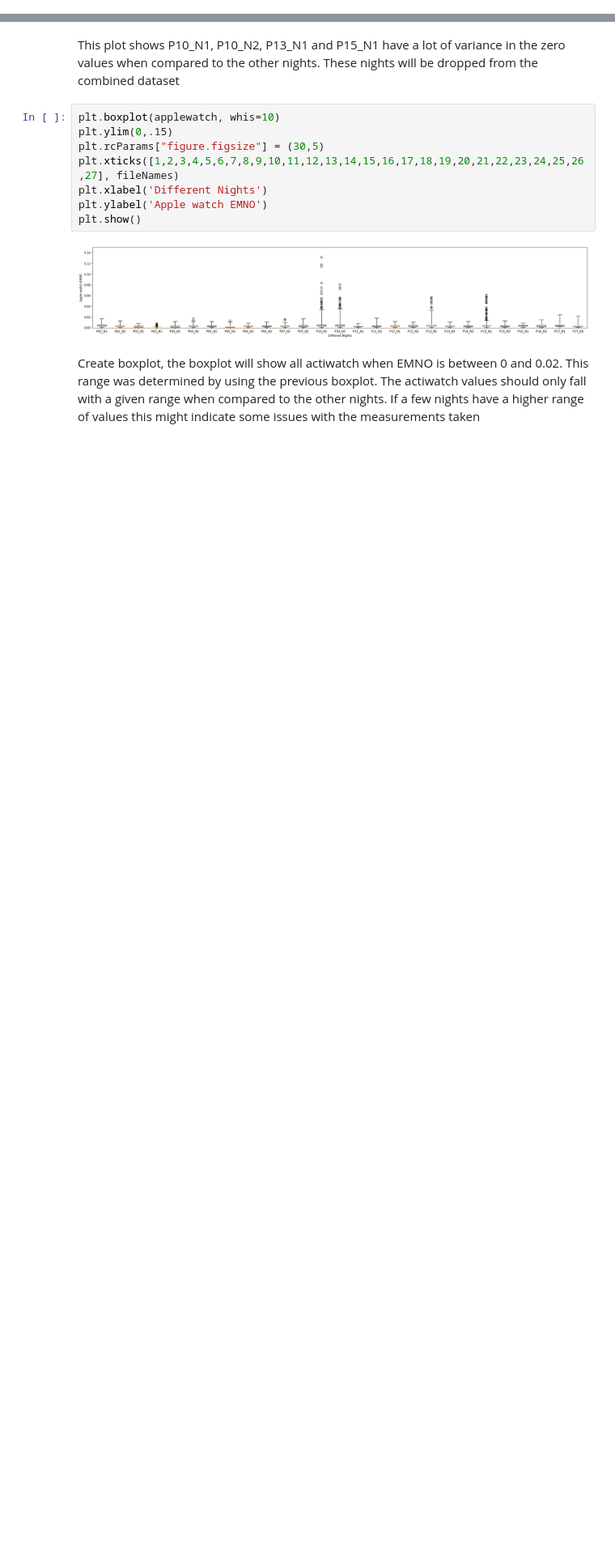
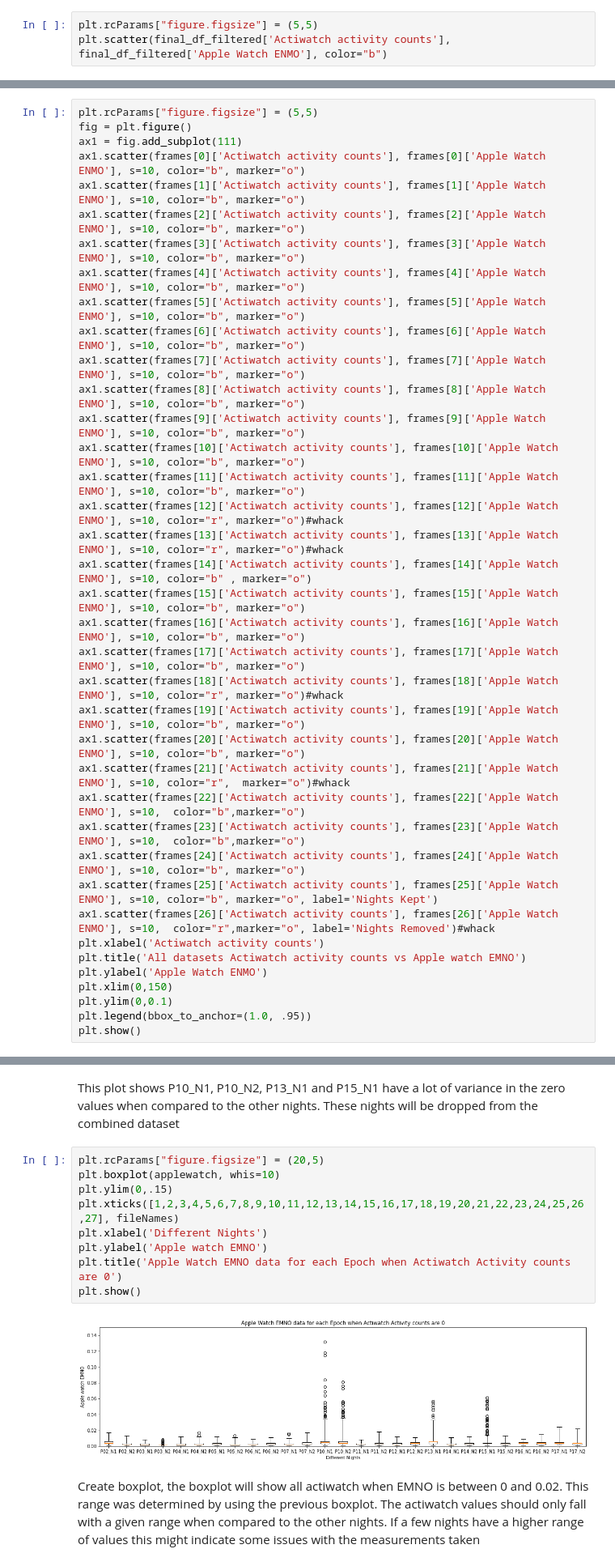
Before and after one commit to nishisandali/IFN646_Project, a Jupyter notebook: Data pre-processing.ipynb, the cells around one changed output, grey strips where cells are left out. Shown at 81% size. Saved outputs shown, nothing was run; the diff lists cells and outputs as text; blank space fills up the shorter version.

```diff
--- a/Data pre-processing.ipynb
+++ b/Data pre-processing.ipynb
@@ -90,0 +117,3 @@ final_df = final_df.loc[final_df['Apple Watch ENMO'] < 1.0]
+# %%
+plt.rcParams["figure.figsize"] = (5,5)
+plt.scatter(final_df_filtered['Actiwatch activity counts'], final_df_filtered['Apple Watch ENMO'], color="b")
@@ -141,0 +138,38 @@ plt.show()
+# %%
+plt.rcParams["figure.figsize"] = (5,5)
+fig = plt.figure()
+ax1 = fig.add_subplot(111)
+ax1.scatter(frames[0]['Actiwatch activity counts'], frames[0]['Apple Watch ENMO'], s=10, color="b", marker="o")
+ax1.scatter(frames[1]['Actiwatch activity counts'], frames[1]['Apple Watch ENMO'], s=10, color="b", marker="o")
+ax1.scatter(frames[2]['Actiwatch activity counts'], frames[2]['Apple Watch ENMO'], s=10, color="b", marker="o")
+ax1.scatter(frames[3]['Actiwatch activity counts'], frames[3]['Apple Watch ENMO'], s=10, color="b", marker="o")
+ax1.scatter(frames[4]['Actiwatch activity counts'], frames[4]['Apple Watch ENMO'], s=10, color="b", marker="o")
+ax1.scatter(frames[5]['Actiwatch activity counts'], frames[5]['Apple Watch ENMO'], s=10, color="b", marker="o")
+ax1.scatter(frames[6]['Actiwatch activity counts'], frames[6]['Apple Watch ENMO'], s=10, color="b", marker="o")
+ax1.scatter(frames[7]['Actiwatch activity counts'], frames[7]['Apple Watch ENMO'], s=10, color="b", marker="o")
+ax1.scatter(frames[8]['Actiwatch activity counts'], frames[8]['Apple Watch ENMO'], s=10, color="b", marker="o")
+ax1.scatter(frames[9]['Actiwatch activity counts'], frames[9]['Apple Watch ENMO'], s=10, color="b", marker="o")
+ax1.scatter(frames[10]['Actiwatch activity counts'], frames[10]['Apple Watch ENMO'], s=10, color="b", marker="o")
+ax1.scatter(frames[11]['Actiwatch activity counts'], frames[11]['Apple Watch ENMO'], s=10, color="b", marker="o")
+ax1.scatter(frames[12]['Actiwatch activity counts'], frames[12]['Apple Watch ENMO'], s=10, color="r", marker="o")#whack
+ax1.scatter(frames[13]['Actiwatch activity counts'], frames[13]['Apple Watch ENMO'], s=10, color="r", marker="o")#whack
+ax1.scatter(frames[14]['Actiwatch activity counts'], frames[14]['Apple Watch ENMO'], s=10, color="b" , marker="o")
+ax1.scatter(frames[15]['Actiwatch activity counts'], frames[15]['Apple Watch ENMO'], s=10, color="b", marker="o")
+ax1.scatter(frames[16]['Actiwatch activity counts'], frames[16]['Apple Watch ENMO'], s=10, color="b", marker="o")
+ax1.scatter(frames[17]['Actiwatch activity counts'], frames[17]['Apple Watch ENMO'], s=10, color="b", marker="o")
+ax1.scatter(frames[18]['Actiwatch activity counts'], frames[18]['Apple Watch ENMO'], s=10, color="r", marker="o")#whack
+ax1.scatter(frames[19]['Actiwatch activity counts'], frames[19]['Apple Watch ENMO'], s=10, color="b", marker="o")
+ax1.scatter(frames[20]['Actiwatch activity counts'], frames[20]['Apple Watch ENMO'], s=10, color="b", marker="o")
+ax1.scatter(frames[21]['Actiwatch activity counts'], frames[21]['Apple Watch ENMO'], s=10, color="r",  marker="o")#whack
+ax1.scatter(frames[22]['Actiwatch activity counts'], frames[22]['Apple Watch ENMO'], s=10,  color="b",marker="o")
+ax1.scatter(frames[23]['Actiwatch activity counts'], frames[23]['Apple Watch ENMO'], s=10,  color="b",marker="o")
+ax1.scatter(frames[24]['Actiwatch activity counts'], frames[24]['Apple Watch ENMO'], s=10, color="b", marker="o")
+ax1.scatter(frames[25]['Actiwatch activity counts'], frames[25]['Apple Watch ENMO'], s=10, color="b", marker="o", label='Nights Kept')
+ax1.scatter(frames[26]['Actiwatch activity counts'], frames[26]['Apple Watch ENMO'], s=10,  color="r",marker="o", label='Nights Removed')#whack
+plt.xlabel('Actiwatch activity counts')
+plt.title('All datasets Actiwatch activity counts vs Apple watch EMNO')
+plt.ylabel('Apple Watch ENMO')
+plt.xlim(0,150)
+plt.ylim(0,0.1)
+plt.legend(bbox_to_anchor=(1.0, .95))
+plt.show()
@@ -151,15 +187,16 @@ for frame in frames:
 # %% [markdown]
 This plot shows P10_N1, P10_N2, P13_N1 and P15_N1 have a lot of variance in the zero values when compared to the other nights. These nights will be dropped from the combined dataset
 # %%
+plt.rcParams["figure.figsize"] = (20,5)
 plt.boxplot(applewatch, whis=10)
 plt.ylim(0,.15)
-plt.rcParams["figure.figsize"] = (30,5)
 plt.xticks([1,2,3,4,5,6,7,8,9,10,11,12,13,14,15,16,17,18,19,20,21,22,23,24,25,26,27], fileNames)
 plt.xlabel('Different Nights')
 plt.ylabel('Apple watch EMNO')
+plt.title('Apple Watch EMNO data for each Epoch when Actiwatch Activity counts are 0')
 plt.show()
 # %% [output]
-[figure, old version]
+[figure, new version]
 # %% [markdown]
 Create boxplot, the boxplot will show all actiwatch when EMNO is between 0 and 0.02. This range was determined by using the previous boxplot. The actiwatch values should only fall with a given range when compared to the other nights. If a few nights have a higher range of values this might indicate some issues with the measurements taken
 # %%
```
Also changed, not shown: parts of 17 cells of this notebook, 8 other files.
